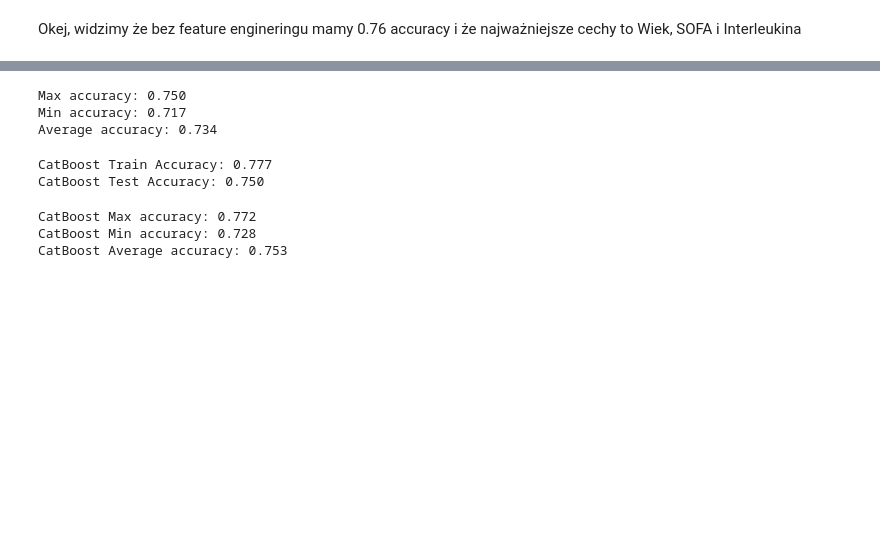
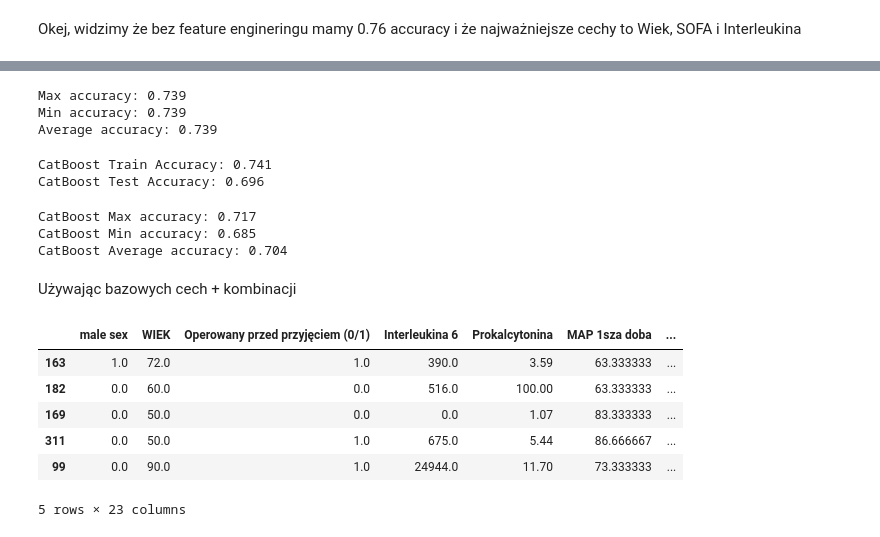
Before and after one commit to fimpro/ProjektMPSI, a Jupyter notebook: SimpleClassification.ipynb, the cells around one changed output, grey strips where cells are left out. Cells and saved outputs as stored; diff of their text form; code cells hidden in the pictures; blank space fills up the shorter version.

```diff
--- a/SimpleClassification.ipynb
+++ b/SimpleClassification.ipynb
@@ -170,0 +195,18 @@ X_train_feats.head()
+# %%
+selected_features = [
+    'poly_WIEK Lac (1. gaz. 1sza doba)^2',
+    'Lac (1. gaz. 1sza doba)_plus_SOFA - punktacja',
+    'poly_Waga (kg) Lac (1. gaz. 1sza doba) BE (1. gaz. 1sza doba)',
+    'Glukoza (1. gaz. 1sza doba)_div_Lac (1. gaz. 1sza doba)',
+    'BE (1. gaz. 1sza doba)_minus_Sepsa (0/1)',
+    'poly_Wzrost (cm) Lac (1. gaz. 1sza doba)^2',
+    'male sex_plus_Lac (1. gaz. 1sza doba)',
+    'poly_WIEK Wzrost (cm) BE (1. gaz. 1sza doba)'
+]
+
+X_top_30_feats = pd.DataFrame({name: feature_data[name] for name, _ in top_30})
+X_selected_feats = X_top_30_feats[[col for col in selected_features if col in X_top_30_feats.columns]]
+
+X_train_feats = X_selected_feats.loc[X_train_zgon.index]
+X_test_feats = X_selected_feats.loc[X_test_zgon.index]
+X_train_feats.head()
@@ -201,51 +247,70 @@ Best CV accuracy: 0.692
 # %%
 results = []
 for seed in range(10):
-    rf_clf_feats = RandomForestClassifier(max_depth=2, max_features='log2', n_estimators=2500, random_state=seed)
+    rf_clf_feats = RandomForestClassifier(max_depth=4, max_features='log2', n_estimators=1500, random_state=seed)
     rf_clf_feats.fit(X_train_feats, y_train_zgon)
-    y_test_pred_feats = rf_clf_feats.predict(X_test_feats)
-    acc = accuracy_score(y_test_zgon, y_test_pred_feats)
+    y_valid_pred_feats = rf_clf_feats.predict(X_test_feats)
+    acc = accuracy_score(y_test_zgon, y_valid_pred_feats)
     results.append(acc)
 
 print(f"Max accuracy: {np.max(results):.3f}")
 print(f"Min accuracy: {np.min(results):.3f}")
 print(f"Average accuracy: {np.mean(results):.3f}")
 # %% [output]
-Max accuracy: 0.750
-Min accuracy: 0.717
-Average accuracy: 0.734
+Max accuracy: 0.739
+Min accuracy: 0.739
+Average accuracy: 0.739
 # %%
 from catboost import CatBoostClassifier
 
 # Train CatBoost on base features
 cat_clf = CatBoostClassifier(verbose=0, random_state=42, max_depth=2, n_estimators=500)
-cat_clf.fit(X_train_zgon, y_train_zgon)
+cat_clf.fit(X_train_feats, y_train_zgon)
 
 # Evaluate on train
-y_train_pred_cat = cat_clf.predict(X_train_zgon)
+y_train_pred_cat = cat_clf.predict(X_train_feats)
 acc_train_cat = accuracy_score(y_train_zgon, y_train_pred_cat)
 print(f"CatBoost Train Accuracy: {acc_train_cat:.3f}")
 
 # Evaluate on test
-y_test_pred_cat = cat_clf.predict(X_test_zgon)
-acc_test_cat = accuracy_score(y_test_zgon, y_test_pred_cat)
+y_valid_pred_feats = cat_clf.predict(X_test_feats)
+acc_test_cat = accuracy_score(y_test_zgon, y_valid_pred_feats)
 print(f"CatBoost Test Accuracy: {acc_test_cat:.3f}")
 # %% [output]
-CatBoost Train Accuracy: 0.777
-CatBoost Test Accuracy: 0.750
+CatBoost Train Accuracy: 0.741
+CatBoost Test Accuracy: 0.696
 # %%
 catboost_results = []
 for seed in range(10):
     cat_clf_seed = CatBoostClassifier(verbose=0, random_state=seed, max_depth=2, n_estimators=500)
-    cat_clf_seed.fit(X_train_zgon, y_train_zgon)
-    y_test_pred_cat_seed = cat_clf_seed.predict(X_test_zgon)
-    acc_cat = accuracy_score(y_test_zgon, y_test_pred_cat_seed)
+    cat_clf_seed.fit(X_train_feats, y_train_zgon)
+    y_valid_pred_feats = cat_clf_seed.predict(X_test_feats)
+    acc_cat = accuracy_score(y_test_zgon, y_valid_pred_feats)
     catboost_results.append(acc_cat)
 
 print(f"CatBoost Max accuracy: {np.max(catboost_results):.3f}")
 print(f"CatBoost Min accuracy: {np.min(catboost_results):.3f}")
 print(f"CatBoost Average accuracy: {np.mean(catboost_results):.3f}")
 # %% [output]
-CatBoost Max accuracy: 0.772
-CatBoost Min accuracy: 0.728
-CatBoost Average accuracy: 0.753
+CatBoost Max accuracy: 0.717
+CatBoost Min accuracy: 0.685
+CatBoost Average accuracy: 0.704
+# %% [markdown]
+Używając bazowych cech + kombinacji
+# %%
+base_combined_features = numeric_cols + selected_features
+X_feats = pd.DataFrame({name: feature_data[name] for name, _ in feature_scores})
+X_selected_combined_feats = X_feats[[col for col in base_combined_features if col in X_feats.columns]]
+
+X_train_combined_feats = X_selected_combined_feats.loc[X_train_zgon.index]
+X_test_combined_feats = X_selected_combined_feats.loc[X_test_zgon.index]
+
+X_train_combined_feats.head()
+# %% [output]
+|  | male sex | WIEK | Operowany przed przyjęciem (0/1) | Interleukina 6 | Prokalcytonina | MAP 1sza doba | ... |
+| 163 | 1.0 | 72.0 | 1.0 | 390.0 | 3.59 | 63.333333 | ... |
+| 182 | 0.0 | 60.0 | 0.0 | 516.0 | 100.00 | 63.333333 | ... |
+| 169 | 0.0 | 50.0 | 0.0 | 0.0 | 1.07 | 83.333333 | ... |
+| 311 | 0.0 | 50.0 | 1.0 | 675.0 | 5.44 | 86.666667 | ... |
+| 99 | 0.0 | 90.0 | 1.0 | 24944.0 | 11.70 | 73.333333 | ... |
+5 rows × 23 columns
```
Also changed, not shown: parts of 19 cells of this notebook.
